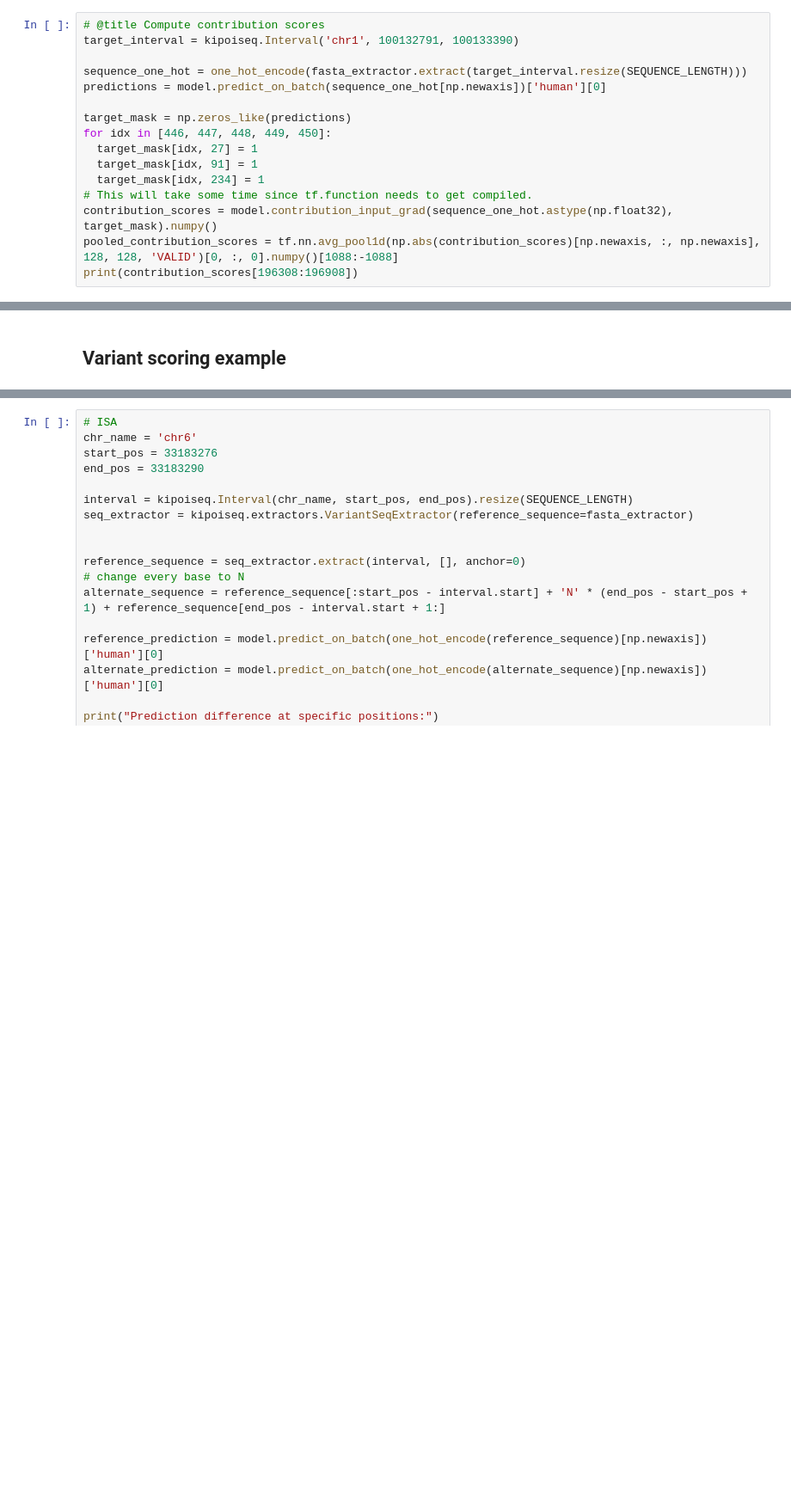
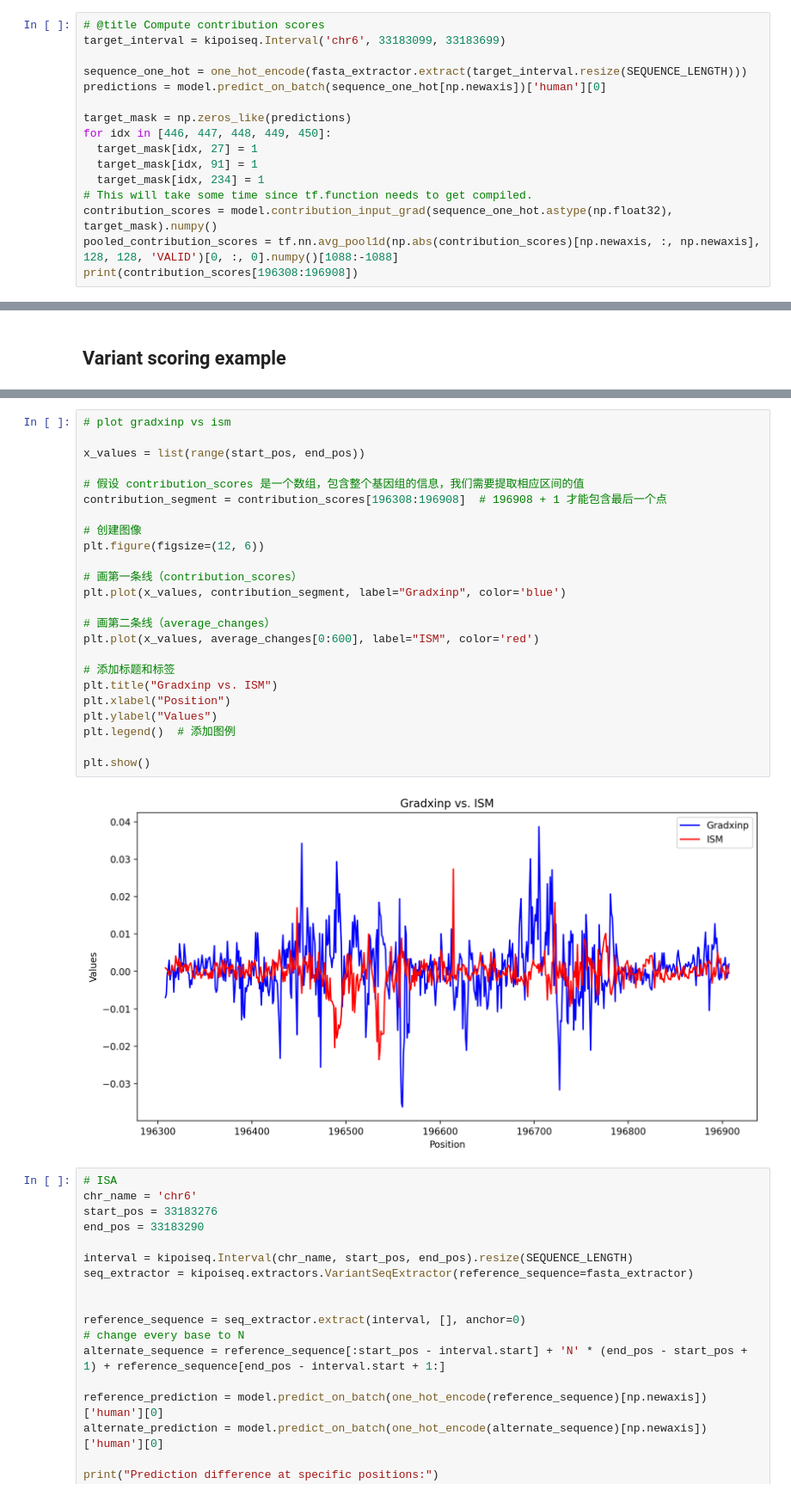
Before and after one commit to Renee2333/Academic-Trash, a Jupyter notebook: enformer/enformer-usage.ipynb, the cells around one changed output, grey strips where cells are left out. Shown at 86% size. Drawn from its saved outputs; the diff is of its cells as text; blank space fills up the shorter version.

```diff
--- a/enformer/enformer-usage.ipynb
+++ b/enformer/enformer-usage.ipynb
@@ -304,7 +303,7 @@ plot_tracks(tracks, target_interval)
 ## Contribution scores example
 # %%
 # @title Compute contribution scores
-target_interval = kipoiseq.Interval('chr1', 100132791, 100133390)
+target_interval = kipoiseq.Interval('chr6', 33183099, 33183699)
 
 sequence_one_hot = one_hot_encode(fasta_extractor.extract(target_interval.resize(SEQUENCE_LENGTH)))
 predictions = model.predict_on_batch(sequence_one_hot[np.newaxis])['human'][0]
@@ -385,3 +462,29 @@ print(alternate_prediction[448][27]-reference_prediction[448][27],
+# %%
+# plot gradxinp vs ism
+
+x_values = list(range(start_pos, end_pos))
+
+# 假设 contribution_scores 是一个数组，包含整个基因组的信息，我们需要提取相应区间的值
+contribution_segment = contribution_scores[196308:196908]  # 196908 + 1 才能包含最后一个点
+
+# 创建图像
+plt.figure(figsize=(12, 6))
+
+# 画第一条线（contribution_scores）
+plt.plot(x_values, contribution_segment, label="Gradxinp", color='blue')
+
+# 画第二条线（average_changes）
+plt.plot(x_values, average_changes[0:600], label="ISM", color='red')
+
+# 添加标题和标签
+plt.title("Gradxinp vs. ISM")
+plt.xlabel("Position")
+plt.ylabel("Values")
+plt.legend()  # 添加图例
+
+plt.show()
+# %% [output]
+[figure, added]
 # %%
 # ISA
 chr_name = 'chr6'
```
Also changed, not shown: parts of 8 cells of this notebook.
